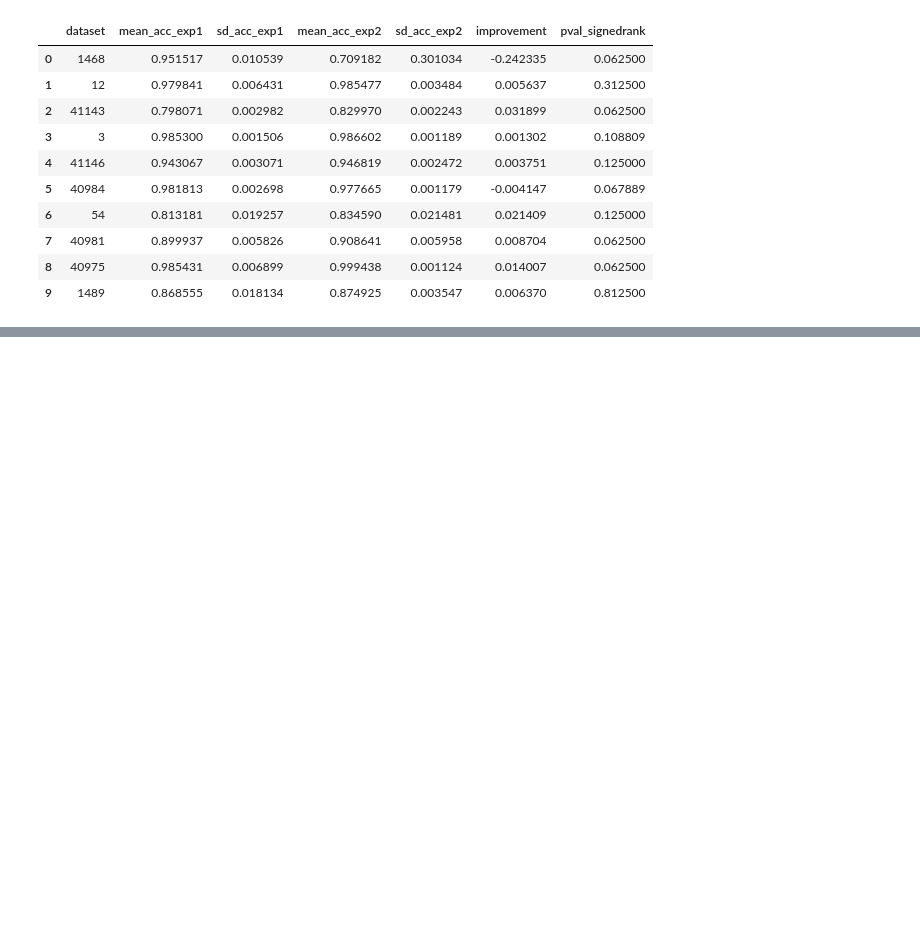
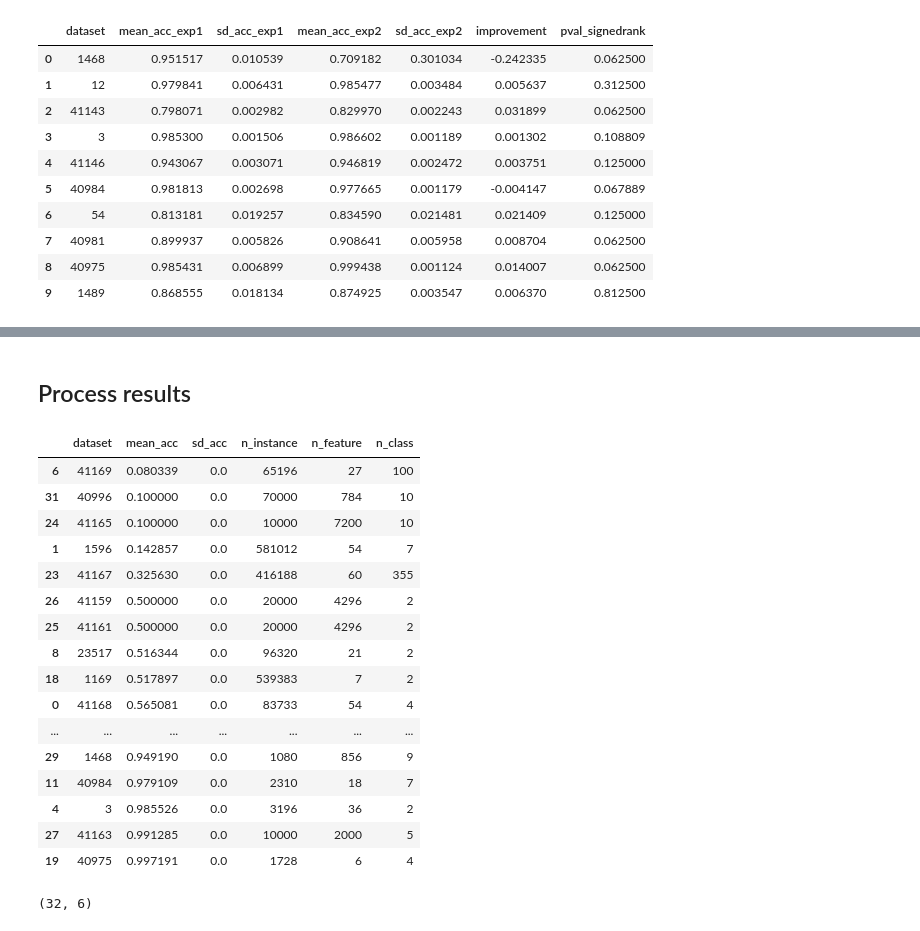
Before and after one commit to RichardMiddelkoop/AML_project_autosklearn_Px5_62275_-, a Jupyter notebook: grid_search/Analyze_results.ipynb, the cells around one changed output, grey strips where cells are left out. Saved outputs shown, nothing was run; the diff lists cells and outputs as text; code cells hidden in the pictures; blank space fills up the shorter version.

```diff
--- a/grid_search/Analyze_results.ipynb
+++ b/grid_search/Analyze_results.ipynb
@@ -336,0 +345,2 @@ compare_res_df
+# %% [markdown]
+## Process results
@@ -336,0 +351,25 @@ compare_res_df
+# %%
+# Sort by performance ascending
+res_df.sort_values('mean_acc')
+# %% [output]
+|  | dataset | mean_acc | sd_acc | n_instance | n_feature | n_class |
+| 6 | 41169 | 0.080339 | 0.0 | 65196 | 27 | 100 |
+| 31 | 40996 | 0.100000 | 0.0 | 70000 | 784 | 10 |
+| 24 | 41165 | 0.100000 | 0.0 | 10000 | 7200 | 10 |
+| 1 | 1596 | 0.142857 | 0.0 | 581012 | 54 | 7 |
+| 23 | 41167 | 0.325630 | 0.0 | 416188 | 60 | 355 |
+| 26 | 41159 | 0.500000 | 0.0 | 20000 | 4296 | 2 |
+| 25 | 41161 | 0.500000 | 0.0 | 20000 | 4296 | 2 |
+| 8 | 23517 | 0.516344 | 0.0 | 96320 | 21 | 2 |
+| 18 | 1169 | 0.517897 | 0.0 | 539383 | 7 | 2 |
+| 0 | 41168 | 0.565081 | 0.0 | 83733 | 54 | 4 |
+| ... | ... | ... | ... | ... | ... | ... |
+| 29 | 1468 | 0.949190 | 0.0 | 1080 | 856 | 9 |
+| 11 | 40984 | 0.979109 | 0.0 | 2310 | 18 | 7 |
+| 4 | 3 | 0.985526 | 0.0 | 3196 | 36 | 2 |
+| 27 | 41163 | 0.991285 | 0.0 | 10000 | 2000 | 5 |
+| 19 | 40975 | 0.997191 | 0.0 | 1728 | 6 | 4 |
+# %%
+res_df.shape
+# %% [output]
+(32, 6)
```
Also changed, not shown: parts of 25 cells of this notebook, 1 other file.
